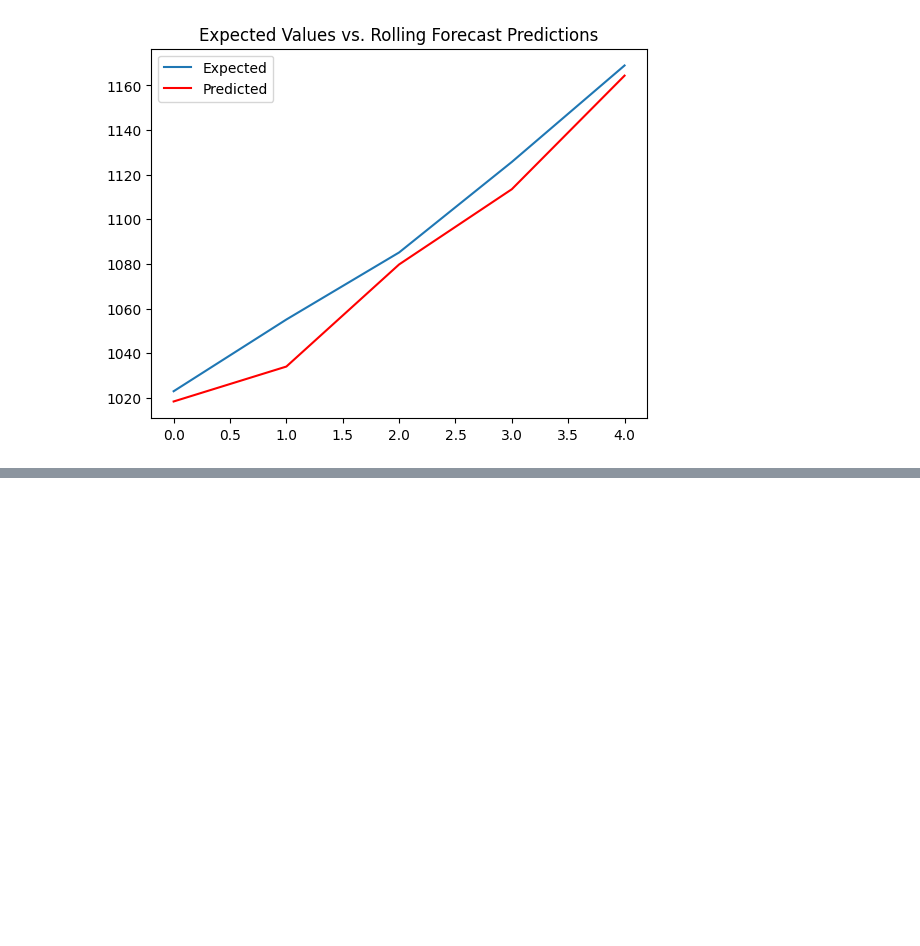
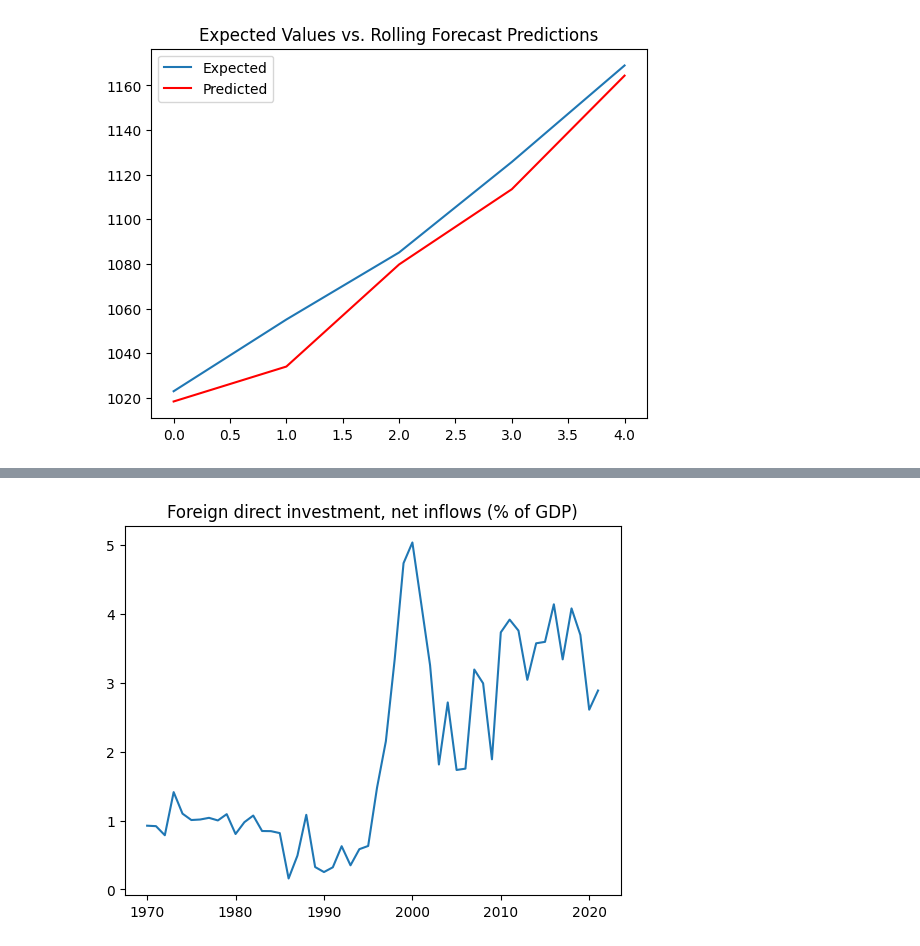
Before and after one commit to Gehancv/Amazon-Deforestration-Prediction, a Jupyter notebook: Group03_Milestone_03.ipynb, the cells around one changed output, grey strips where cells are left out. Cells and saved outputs as stored; diff of their text form; code cells hidden in the pictures; blank space fills up the shorter version.

```diff
--- a/Milestone3_EDA_BaselineModel.ipynb
+++ b/Group03_Milestone_03.ipynb
@@ -602,0 +614,9 @@ pyplot.show()
+# %%
+cols= df_vars.columns
+years= df_vars.iloc[:, 0]
+
+pyplot.plot(years, df_vars.iloc[:, 1])
+pyplot.title(cols[1])
+pyplot.show()
+# %% [output]
+[figure, added]
```
Also changed, not shown: parts of 11 cells of this notebook, 3 other files.
